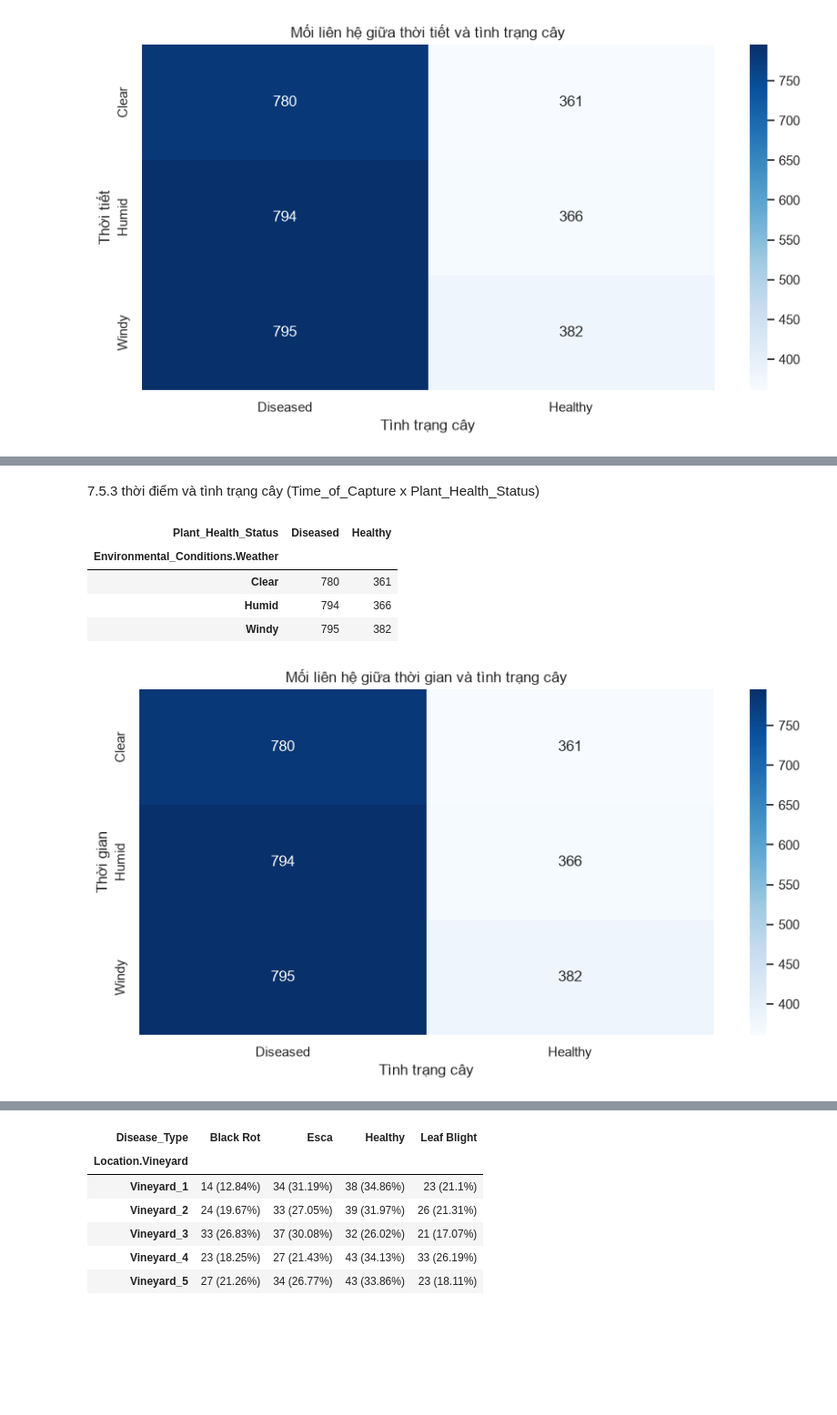
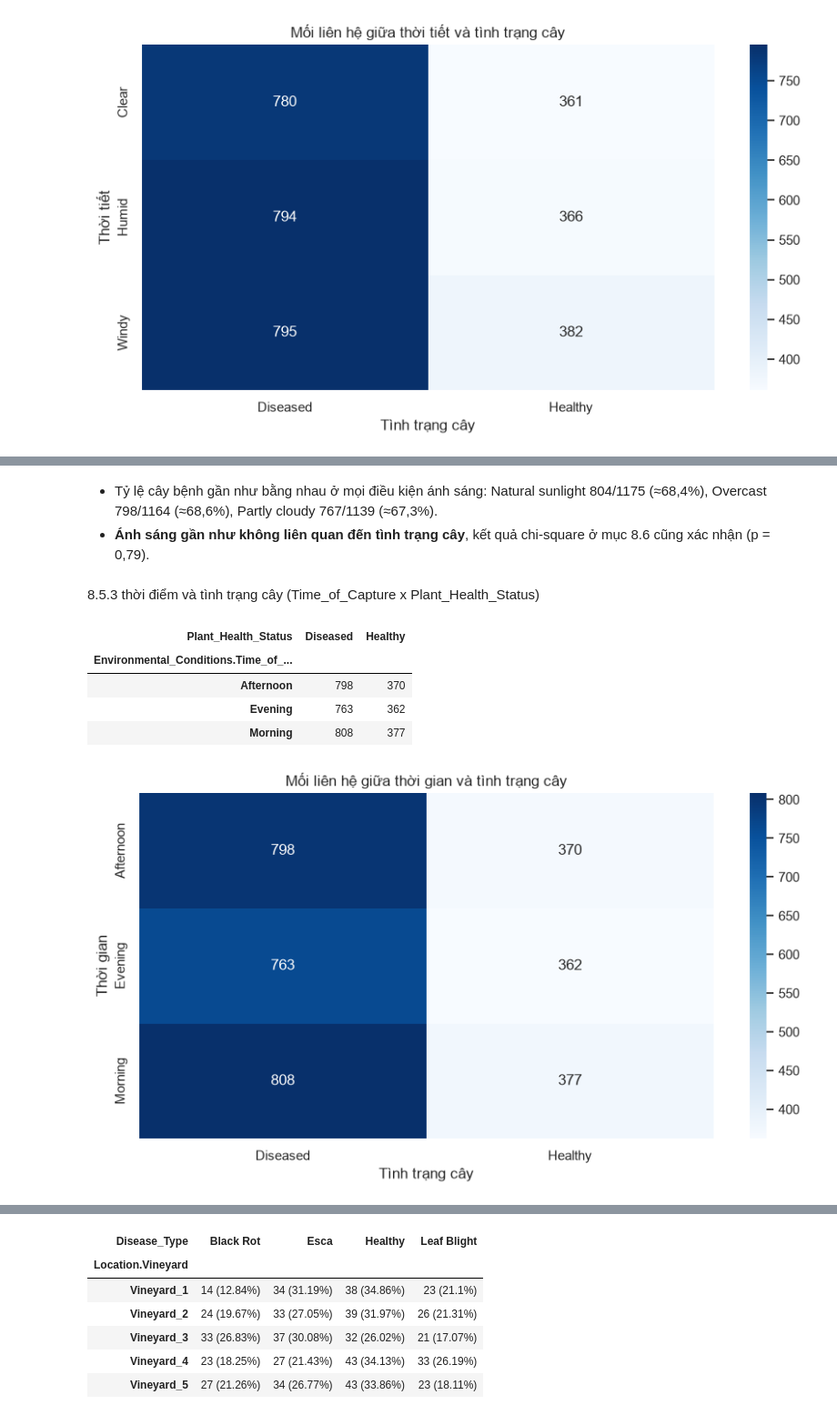
Before and after one commit to KasuraNguyen/Smart-Vineyard, a Jupyter notebook: Notebook/EDA.ipynb, the cells around one changed output, grey strips where cells are left out. Shown at 91% size. Saved outputs shown, nothing was run; the diff lists cells and outputs as text; code cells hidden in the pictures; blank space fills up the shorter version.

```diff
--- a/Notebook/EDA.ipynb
+++ b/Notebook/EDA.ipynb
@@ -47,7 +47,7 @@ print("Đã import thư viện thành công")
 # %%
 BASE_DIR = Path.cwd()
 
-DATASET_DIR = Path("FILE PATH") #Đổi đường dẫn cho hợp lý khi chạy file
+DATASET_DIR = Path("FILE_PATH") #Đổi đường dẫn cho hợp lý khi chạy file
 
 if DATASET_DIR.exists():
     print("Đã tìm thấy dataset !")
@@ -398,31 +870,34 @@ plt.show()
+# %% [markdown]
+- Tỷ lệ cây bệnh gần như bằng nhau ở mọi điều kiện ánh sáng: Natural sunlight 804/1175 (≈68,4%), Overcast 798/1164 (≈68,6%), Partly cloudy 767/1139 (≈67,3%).
+- **Ánh sáng gần như không liên quan đến tình trạng cây**, kết quả chi-square ở mục 8.6 cũng xác nhận (p = 0,79).
 # %% [markdown]
-7.5.3 thời điểm và tình trạng cây (Time_of_Capture x Plant_Health_Status)
+8.5.3 thời điểm và tình trạng cây (Time_of_Capture x Plant_Health_Status)
 # %%
 time_health = pd.crosstab(
     df_metadata["Environmental_Conditions.Time_of_Capture"],
     df_metadata["Plant_Health_Status"]
 )
-display(weather_health)
+display(time_health)
 
 plt.figure(figsize=(9, 5))
 
 sns.heatmap(
-    weather_health,
+    time_health,
     annot=True,
     fmt="d",
     cmap="Blues"
 )
 
 plt.title("Mối liên hệ giữa thời gian và tình trạng cây")
 plt.xlabel("Tình trạng cây")
 plt.ylabel("Thời gian")
 
 plt.tight_layout()
 plt.show()
 # %% [output]
 | Plant_Health_Status | Diseased | Healthy |
-| Environmental_Conditions.Weather |  |  |
-| Clear | 780 | 361 |
-| Humid | 794 | 366 |
-| Windy | 795 | 382 |
+| Environmental_Conditions.Time_of_... |  |  |
+| Afternoon | 798 | 370 |
+| Evening | 763 | 362 |
+| Morning | 808 | 377 |
-[figure, old version]
+[figure, new version]
```
Also changed, not shown: parts of 86 cells of this notebook.
